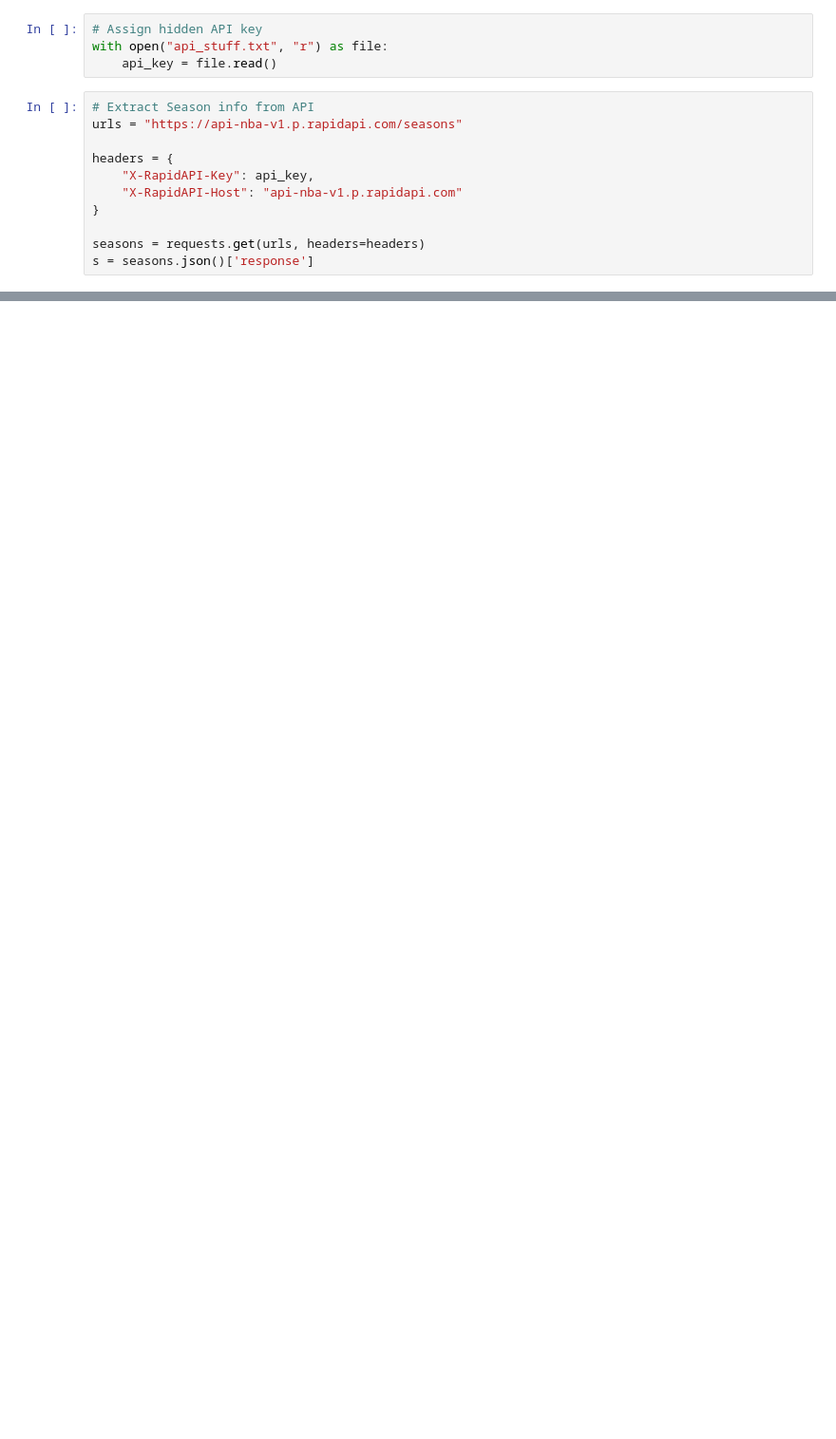
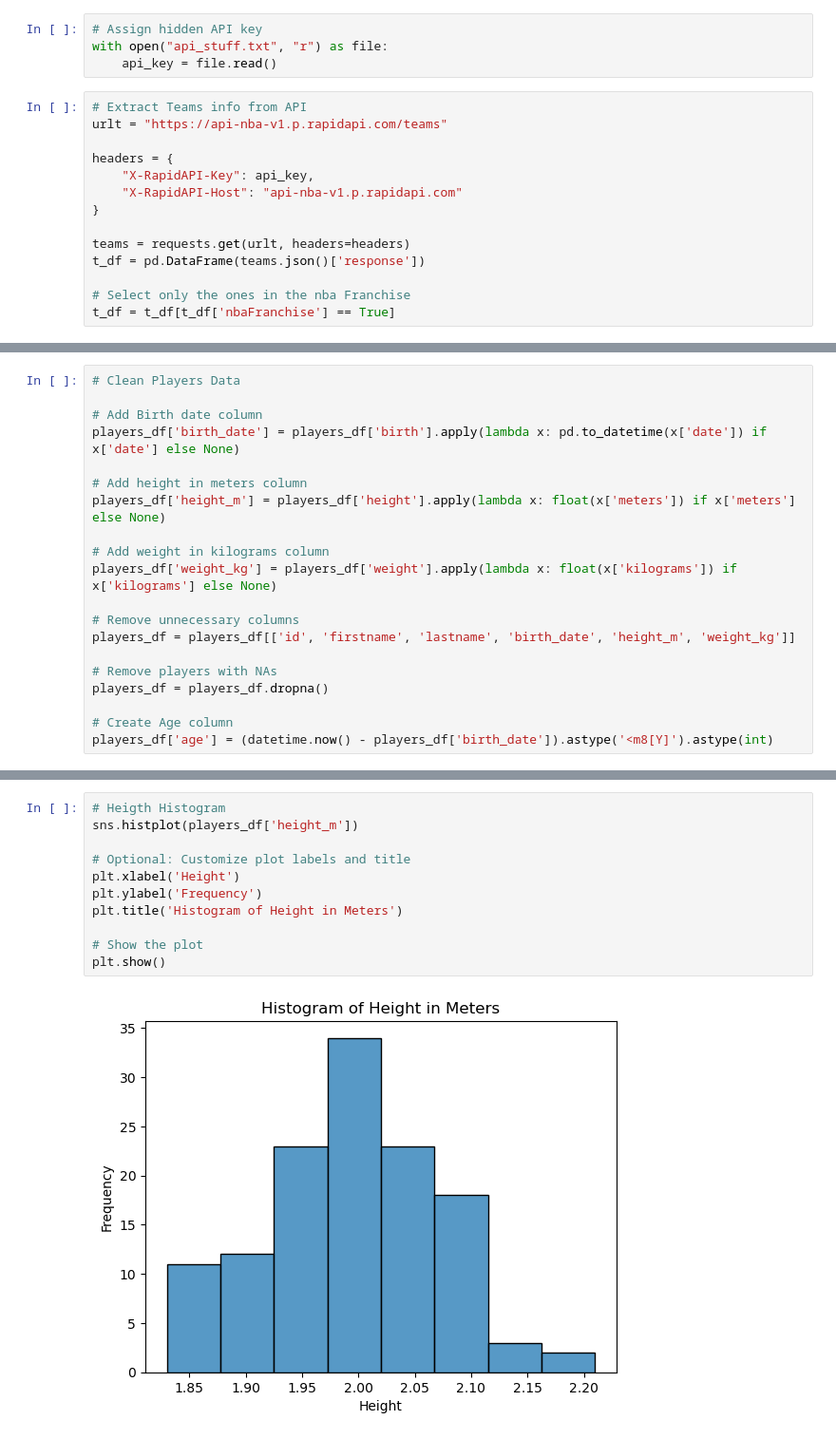
Before and after one commit to isaacaguilar97/you-in-nba, a Jupyter notebook: NBA_project.ipynb, the cells around one changed output, grey strips where cells are left out. Shown at 95% size. Cells and saved outputs as stored; diff of their text form; blank space fills up the shorter version.

Commit message:
half of data is ready

```diff
--- a/NBA_project.ipynb
+++ b/NBA_project.ipynb
@@ -9,13 +12,16 @@ from bs4 import BeautifulSoup
 with open("api_stuff.txt", "r") as file:
     api_key = file.read()
 # %%
-# Extract Season info from API
-urls = "https://api-nba-v1.p.rapidapi.com/seasons"
+# Extract Teams info from API
+urlt = "https://api-nba-v1.p.rapidapi.com/teams"
 
 headers = {
 	"X-RapidAPI-Key": api_key,
 	"X-RapidAPI-Host": "api-nba-v1.p.rapidapi.com"
 }
 
-seasons = requests.get(urls, headers=headers)
-s = seasons.json()['response']
+teams = requests.get(urlt, headers=headers)
+t_df = pd.DataFrame(teams.json()['response'])
+
+# Select only the ones in the nba Franchise
+t_df = t_df[t_df['nbaFranchise'] == True]
@@ -21,0 +60,20 @@ s = seasons.json()['response']
+# %%
+# Clean Players Data
+
+# Add Birth date column
+players_df['birth_date'] = players_df['birth'].apply(lambda x: pd.to_datetime(x['date']) if x['date'] else None)
+
+# Add height in meters column
+players_df['height_m'] = players_df['height'].apply(lambda x: float(x['meters']) if x['meters'] else None)
+
+# Add weight in kilograms column
+players_df['weight_kg'] = players_df['weight'].apply(lambda x: float(x['kilograms']) if x['kilograms'] else None)
+
+# Remove unnecessary columns
+players_df = players_df[['id', 'firstname', 'lastname', 'birth_date', 'height_m', 'weight_kg']]
+
+# Remove players with NAs
+players_df = players_df.dropna()
+
+# Create Age column
+players_df['age'] = (datetime.now() - players_df['birth_date']).astype('<m8[Y]').astype(int)
@@ -21,0 +96,13 @@ s = seasons.json()['response']
+# %%
+# Heigth Histogram
+sns.histplot(players_df['height_m'])
+
+# Optional: Customize plot labels and title
+plt.xlabel('Height')
+plt.ylabel('Frequency')
+plt.title('Histogram of Height in Meters')
+
+# Show the plot
+plt.show()
+# %% [output]
+[figure, added]
```
Also changed, not shown: parts of 13 cells of this notebook, 4 other files.
